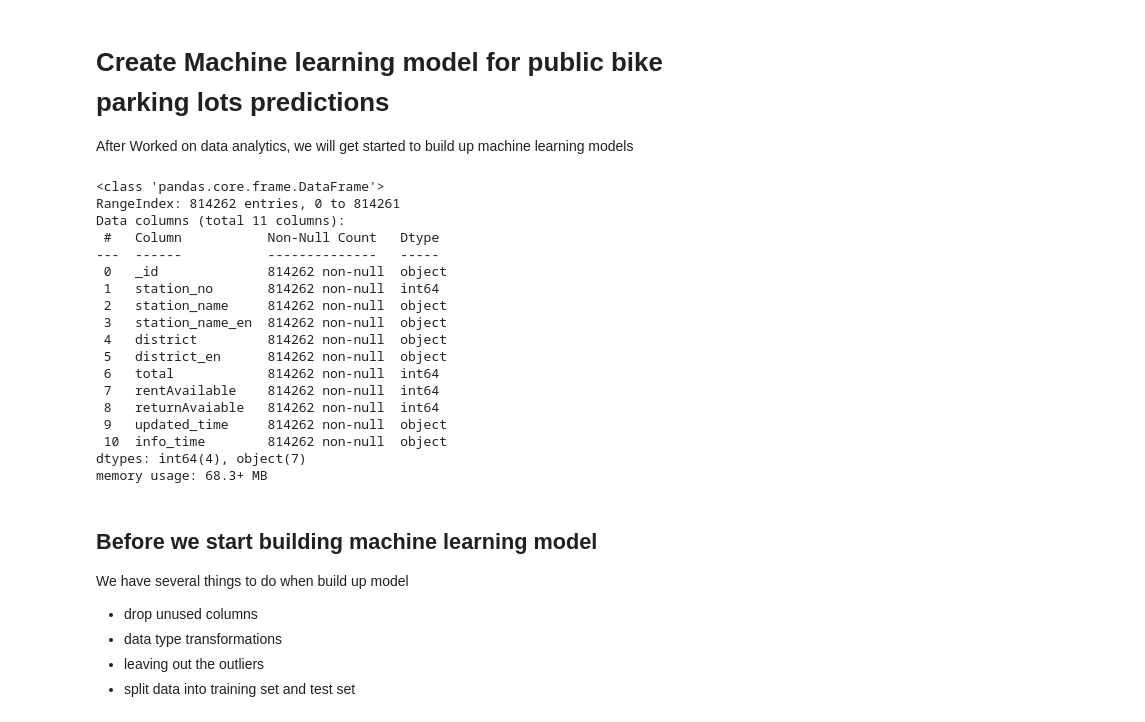
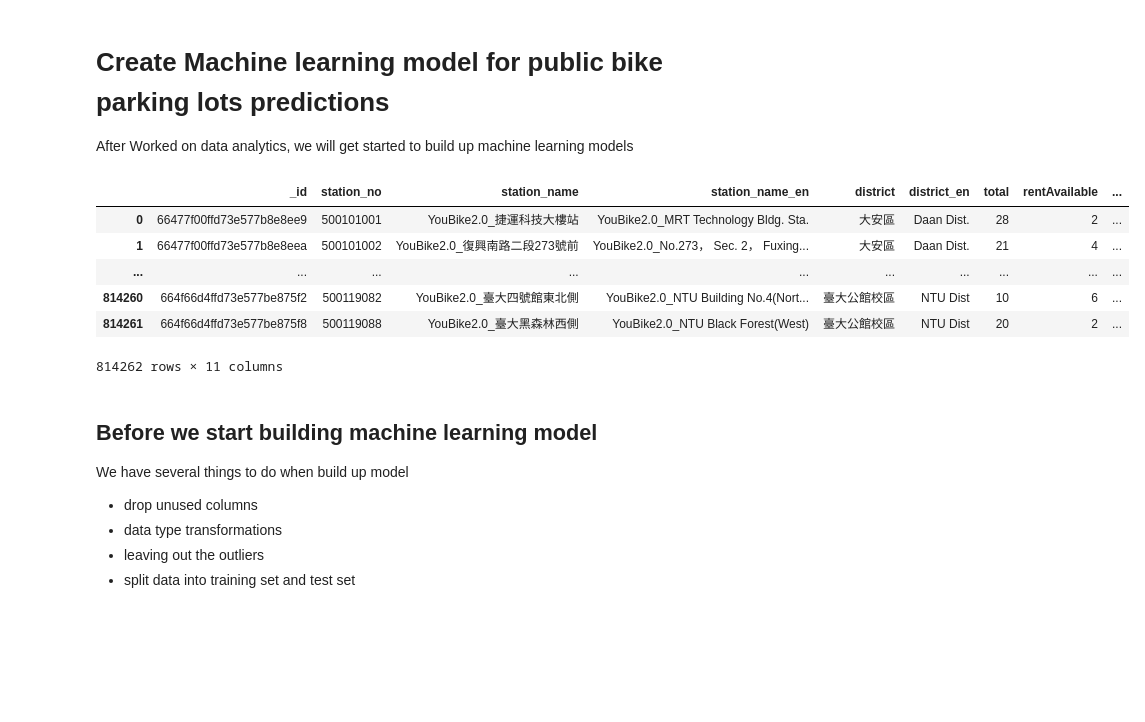
Before and after one commit to victorDeveloper0821/UbikeDataAnalysis, a Jupyter notebook: YouBike-ML-modeling.ipynb, the cells around one changed output. Drawn from its saved outputs; the diff is of its cells as text; code cells hidden in the pictures; blank space fills up the shorter version.

Commit message:
[ML] Build up learning model

```diff
--- a/YouBike-ML-modeling.ipynb
+++ b/YouBike-ML-modeling.ipynb
@@ -5,40 +5,33 @@ After Worked on data analytics, we will get started to build up machine learning
 # %%
 import numpy as np
 import pandas as pd
 import os
 from sklearn.model_selection import train_test_split
+from IPython.display import display
+
+
 
 pd.set_option('display.max_rows',5)
-pd.set_option('large_repr', 'info')
+pd.set_option('display.max_columns', None)  # 显示所有列
+pd.set_option('display.width', None)  # 自动调整宽度
 
 li = []
 for dirname, _, filenames in os.walk('./data/'):
     for filename in filenames:
         df = pd.read_csv(dirname+filename, index_col=None, header=0)
         li.append(df)
 
 frame = pd.concat(li, axis=0, ignore_index=True)
 
 frame
 # %% [output]
+|  | _id | station_no | station_name | station_name_en | district | district_en | total | rentAvailable | ... |
+| 0 | 66477f00ffd73e577b8e8ee9 | 500101001 | YouBike2.0_捷運科技大樓站 | YouBike2.0_MRT Technology Bldg. Sta. | 大安區 | Daan Dist. | 28 | 2 | ... |
+| 1 | 66477f00ffd73e577b8e8eea | 500101002 | YouBike2.0_復興南路二段273號前 | YouBike2.0_No.273， Sec. 2， Fuxing... | 大安區 | Daan Dist. | 21 | 4 | ... |
+| ... | ... | ... | ... | ... | ... | ... | ... | ... | ... |
+| 814260 | 664f66d4ffd73e577be875f2 | 500119082 | YouBike2.0_臺大四號館東北側 | YouBike2.0_NTU Building No.4(Nort... | 臺大公館校區 | NTU Dist | 10 | 6 | ... |
+| 814261 | 664f66d4ffd73e577be875f8 | 500119088 | YouBike2.0_臺大黑森林西側 | YouBike2.0_NTU Black Forest(West) | 臺大公館校區 | NTU Dist | 20 | 2 | ... |
-<class 'pandas.core.frame.DataFrame'>
-RangeIndex: 814262 entries, 0 to 814261
-Data columns (total 11 columns):
- #   Column           Non-Null Count   Dtype
----  ------           --------------   -----
- 0   _id              814262 non-null  object
- 1   station_no       814262 non-null  int64
- 2   station_name     814262 non-null  object
- 3   station_name_en  814262 non-null  object
- 4   district         814262 non-null  object
- 5   district_en      814262 non-null  object
- 6   total            814262 non-null  int64
- 7   rentAvailable    814262 non-null  int64
- 8   returnAvaiable   814262 non-null  int64
- 9   updated_time     814262 non-null  object
- 10  info_time        814262 non-null  object
-dtypes: int64(4), object(7)
-memory usage: 68.3+ MB
+814262 rows × 11 columns
 # %% [markdown]
 ## Before we start building machine learning model
 We have several things to do when build up model
```
Also changed, not shown: parts of 10 cells of this notebook.
